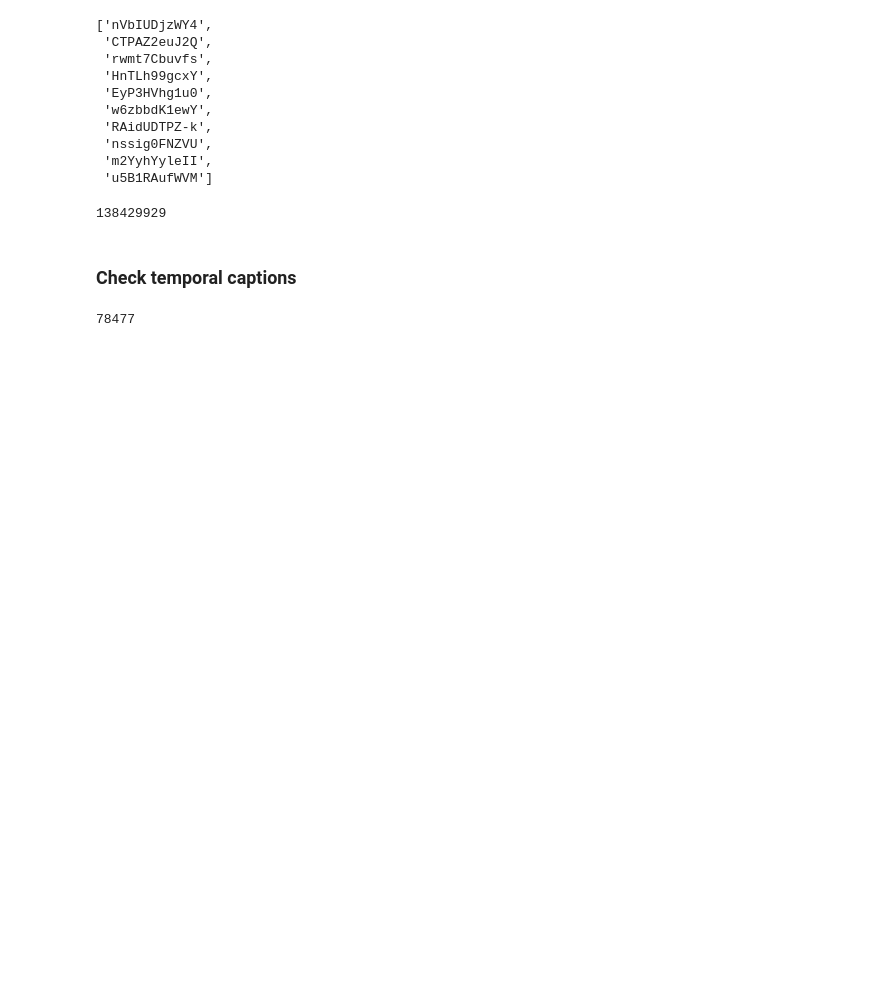
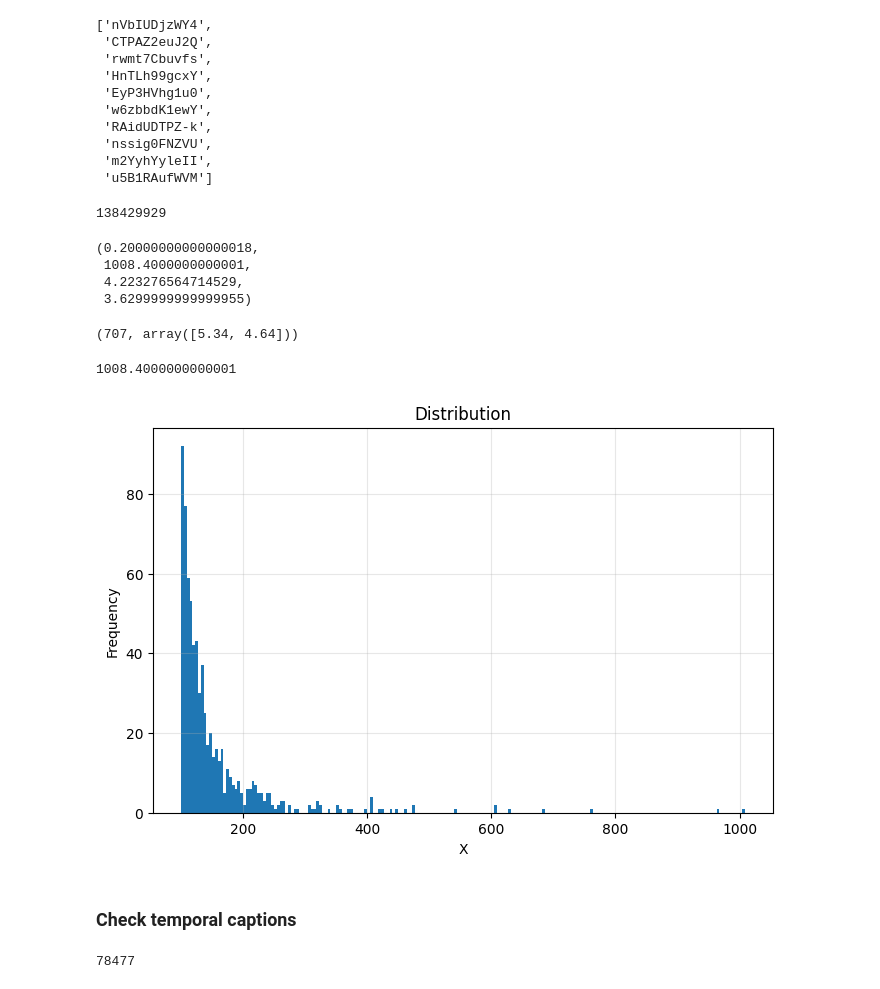
Before and after one commit to bpiyush/video-datasets, a Jupyter notebook: HowTo100M/check_annotations.ipynb, the cells around one changed output. Cells and saved outputs as stored; diff of their text form; code cells hidden in the pictures; blank space fills up the shorter version.

```diff
--- a/HowTo100M/check_annotations.ipynb
+++ b/HowTo100M/check_annotations.ipynb
@@ -68,0 +215,7 @@ HowTo100M_v1.csv  s3d_features_readme.txt
+# %%
+def get_durations(info):
+    return np.array(info["end"]) - np.array(info["start"])
+
+durations = [get_durations(selected_annotations[k]) for k in tqdm(selected_annotations, desc="Iterating")]
+# %%
+durations = np.concatenate(durations)
@@ -98,6 +255,36 @@ for key in tqdm(annotations, desc="Processing items"):
 len(captions)
 # %% [output]
 138429929
+# %%
+def plot_histogram(X, figsize=(10, 8), title="Distribution", xlabel="X", ylabel="Frequency", bins=None):
+    fig, ax = plt.subplots(1, 1, figsize=figsize)
+    ax.grid(alpha=0.3)
+    ax.set_title(title)
+    ax.set_xlabel(xlabel)
+    ax.set_ylabel(ylabel)
+    ax.hist(X, bins=bins)
+    plt.show()
+# %%
+durations.min(), durations.max(), durations.mean(), np.median(durations)
+# %% [output]
+(0.20000000000000018,
+ 1008.4000000000001,
+ 4.223276564714529,
+ 3.6299999999999955)
+# %%
+subdurations = durations[np.where(durations > 100)]
+# %%
+sum(durations > 100), durations[[10, 20]]
+# %% [output]
+(707, array([5.34, 4.64]))
+# %%
+np.max(subdurations)
+# %% [output]
+1008.4000000000001
+# %%
+plot_histogram(subdurations, bins=200, figsize=(8, 5))
+# %% [output]
+[figure, added]
 # %% [markdown]
 ### Check temporal captions
 # %%
```
Also changed, not shown: parts of 38 cells of this notebook.
